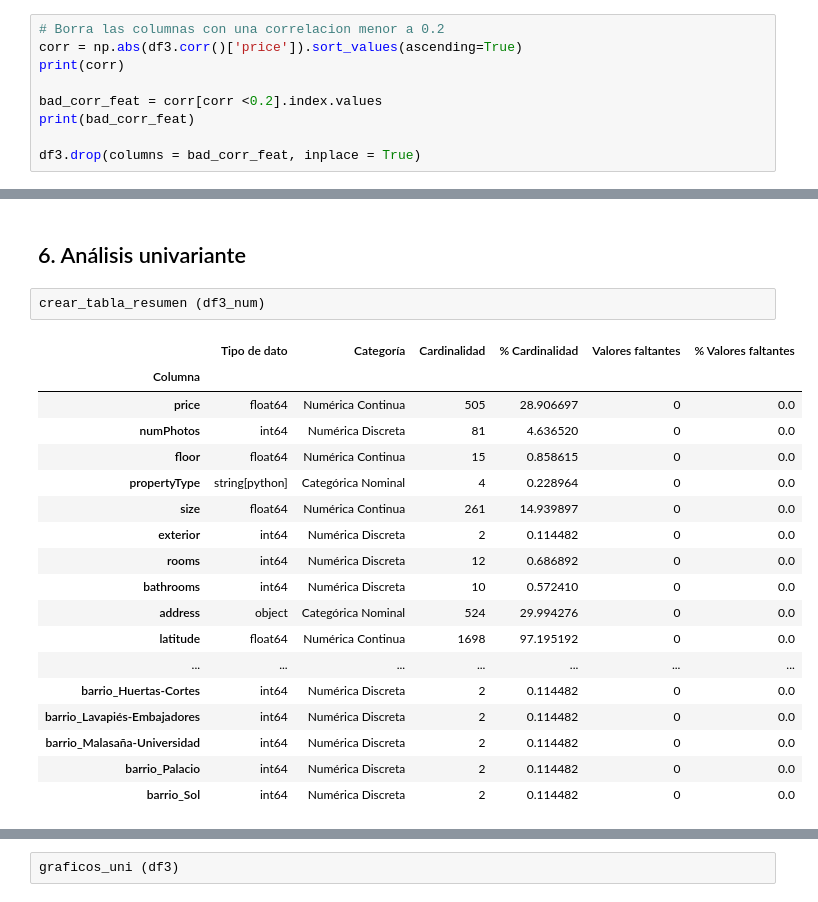
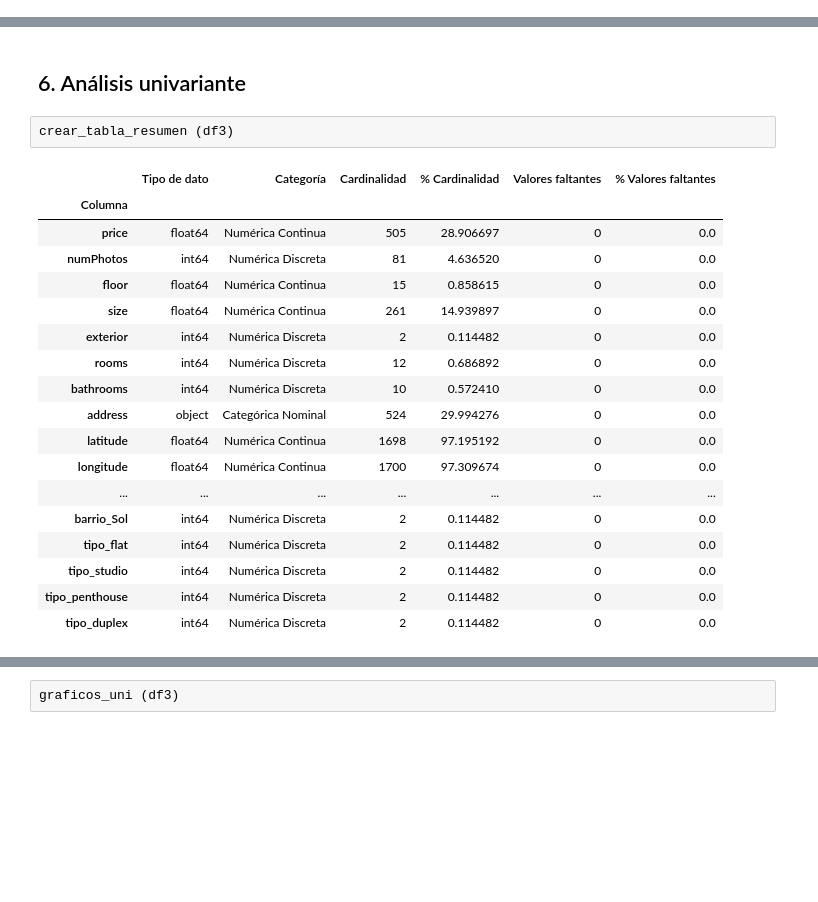
Before and after one commit to angelgvill/DS_ML_Machine_Learning_viviendaMadrid, a Jupyter notebook: notebooks/02_Analisis_exploratorio.ipynb, the cells around one changed output, grey strips where cells are left out. Saved outputs shown, nothing was run; the diff lists cells and outputs as text; blank space fills up the shorter version.

```diff
--- a/notebooks/02_Analisis_exploratorio.ipynb
+++ b/notebooks/02_Analisis_exploratorio.ipynb
@@ -1441,9 +1435,0 @@ Seguimos con la reducción de variables
-# %%
-# Borra las columnas con una correlacion menor a 0.2
-corr = np.abs(df3.corr()['price']).sort_values(ascending=True)
-print(corr)
-
-bad_corr_feat = corr[corr <0.2].index.values
-print(bad_corr_feat)
-
-df3.drop(columns = bad_corr_feat, inplace = True)
@@ -1477,24 +1436,24 @@ df3.drop(columns = bad_corr_feat, inplace = True)
 # %% [markdown]
 ## 6. Análisis univariante
 # %%
-crear_tabla_resumen (df3_num)
+crear_tabla_resumen (df3)
 # %% [output]
 |  | Tipo de dato | Categoría | Cardinalidad | % Cardinalidad | Valores faltantes | % Valores faltantes |
 | Columna |  |  |  |  |  |  |
 | price | float64 | Numérica Continua | 505 | 28.906697 | 0 | 0.0 |
 | numPhotos | int64 | Numérica Discreta | 81 | 4.636520 | 0 | 0.0 |
 | floor | float64 | Numérica Continua | 15 | 0.858615 | 0 | 0.0 |
-| propertyType | string[python] | Categórica Nominal | 4 | 0.228964 | 0 | 0.0 |
 | size | float64 | Numérica Continua | 261 | 14.939897 | 0 | 0.0 |
 | exterior | int64 | Numérica Discreta | 2 | 0.114482 | 0 | 0.0 |
 | rooms | int64 | Numérica Discreta | 12 | 0.686892 | 0 | 0.0 |
 | bathrooms | int64 | Numérica Discreta | 10 | 0.572410 | 0 | 0.0 |
 | address | object | Categórica Nominal | 524 | 29.994276 | 0 | 0.0 |
 | latitude | float64 | Numérica Continua | 1698 | 97.195192 | 0 | 0.0 |
+| longitude | float64 | Numérica Continua | 1700 | 97.309674 | 0 | 0.0 |
 | ... | ... | ... | ... | ... | ... | ... |
-| barrio_Huertas-Cortes | int64 | Numérica Discreta | 2 | 0.114482 | 0 | 0.0 |
-| barrio_Lavapiés-Embajadores | int64 | Numérica Discreta | 2 | 0.114482 | 0 | 0.0 |
-| barrio_Malasaña-Universidad | int64 | Numérica Discreta | 2 | 0.114482 | 0 | 0.0 |
-| barrio_Palacio | int64 | Numérica Discreta | 2 | 0.114482 | 0 | 0.0 |
 | barrio_Sol | int64 | Numérica Discreta | 2 | 0.114482 | 0 | 0.0 |
+| tipo_flat | int64 | Numérica Discreta | 2 | 0.114482 | 0 | 0.0 |
+| tipo_studio | int64 | Numérica Discreta | 2 | 0.114482 | 0 | 0.0 |
+| tipo_penthouse | int64 | Numérica Discreta | 2 | 0.114482 | 0 | 0.0 |
+| tipo_duplex | int64 | Numérica Discreta | 2 | 0.114482 | 0 | 0.0 |
 # %%
```
Also changed, not shown: parts of 48 cells of this notebook, 6 other files.
